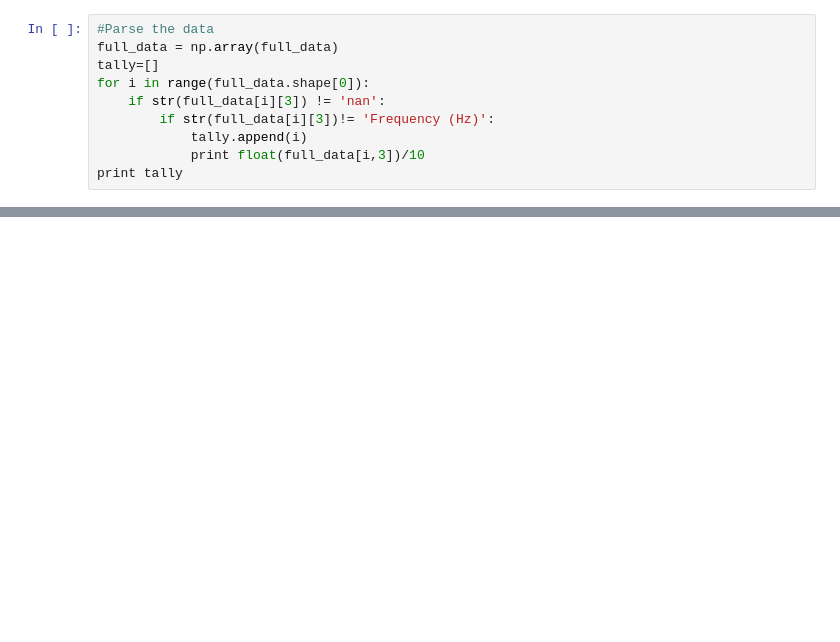
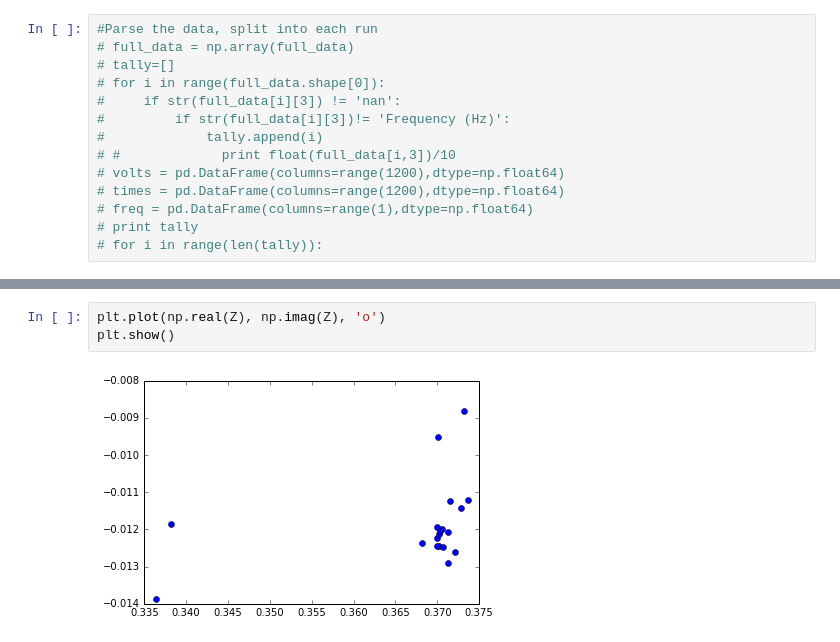
Before and after one commit to ndawsonelli/Arduino_data_analysis, a Jupyter notebook: Arduino_data_read.ipynb, the cells around one changed output, grey strips where cells are left out. Drawn from its saved outputs; the diff is of its cells as text; blank space fills up the shorter version.

```diff
--- a/Arduino_data_read.ipynb
+++ b/Arduino_data_read.ipynb
@@ -40,10 +46,14 @@ full_data.shape
 # %%
-#Parse the data
-full_data = np.array(full_data)
-tally=[]
-for i in range(full_data.shape[0]):
-    if str(full_data[i][3]) != 'nan':
-        if str(full_data[i][3])!= 'Frequency (Hz)':
-            tally.append(i)
-            print float(full_data[i,3])/10
-print tally
+#Parse the data, split into each run
+# full_data = np.array(full_data)
+# tally=[]
+# for i in range(full_data.shape[0]):
+#     if str(full_data[i][3]) != 'nan':
+#         if str(full_data[i][3])!= 'Frequency (Hz)':
+#             tally.append(i)
+# #             print float(full_data[i,3])/10
+# volts = pd.DataFrame(columns=range(1200),dtype=np.float64)
+# times = pd.DataFrame(columns=range(1200),dtype=np.float64)
+# freq = pd.DataFrame(columns=range(1),dtype=np.float64)
+# print tally
+# for i in range(len(tally)):
@@ -86,0 +120,5 @@ KeyError: -1L
+# %%
+plt.plot(np.real(Z), np.imag(Z), 'o')
+plt.show()
+# %% [output]
+[figure, added]
```
Also changed, not shown: parts of 13 cells of this notebook.
